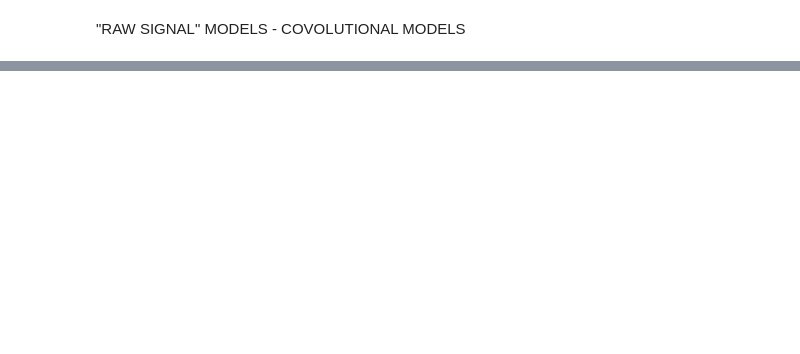
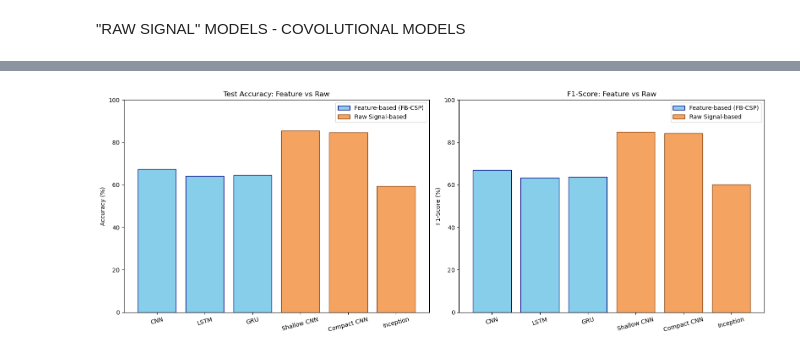
Before and after one commit to eZWALT/ML4HD-Machine-Learning-for-Human-Data, a Jupyter notebook: PROJECT/src/clean.ipynb, the cells around one changed output, grey strips where cells are left out. Saved outputs shown, nothing was run; the diff lists cells and outputs as text; code cells hidden in the pictures; blank space fills up the shorter version.

```diff
--- a/PROJECT/src/clean.ipynb
+++ b/PROJECT/src/clean.ipynb
@@ -302,13 +315,12 @@ No baseline correction applied
 from sklearn.model_selection import train_test_split
 from sklearn.utils.class_weight import compute_class_weight
 
-X = EPOCHS.get_data()  # (n_epochs, n_channels, n_times)
-y= EPOCHS.events[:, 2]
 unique_labels = np.unique(y)
 N = len(unique_labels)
 
 X_train, X_temp, y_train, y_temp = train_test_split(X, y, test_size=0.3, random_state=SEED, stratify=y)
 X_val, X_test, y_val, y_test = train_test_split(X_temp, y_temp, test_size=0.5, random_state=SEED, stratify=y_temp)
+X_train, y_train = augment_eeg_data(X_train, y_train, multiplier=3)
 
 class_weights_array = compute_class_weight(
     class_weight="balanced",
@@ -1020,0 +1045,81 @@ WARNING:absl:You are saving your model as an HDF5 file via `model.save()` or `ke
+# %%
+import matplotlib.pyplot as plt
+import numpy as np
+
+experiments = ['CNN', 'LSTM', 'GRU', 'Shallow CNN', 'Compact CNN', 'Inception']
+y_cnn = cnn.predict(X_test_features_cnn)
+y_lstm = lstm.predict(X_test_features_rnn)
+y_gru = gru.predict(X_test_features_rnn)
+y_shallow = shallow.predict(X_test)
+y_compact_cnn = eegnet.predict(X_test)
+y_inception = inception.predict(X_test)
+
+y_pred_cnn = np.argmax(y_cnn, axis=1)
+y_pred_lstm = np.argmax(y_lstm, axis=1)
+y_pred_gru = np.argmax(y_gru, axis=1)
+y_pred_shallow = np.argmax(y_shallow, axis=1)
+y_pred_compact_cnn = np.argmax(y_compact_cnn, axis=1)
+y_pred_inception = np.argmax(y_inception, axis=1)
+
+y_true_labels = np.argmax(y_test, axis=1)
+
+
+
+# --- Calculate Metrics ---
+# Group 1: Feature-based (CSP)
+feat_metrics_acc = [
+    accuracy_score(y_true_labels, y_pred_cnn) * 100,
+    accuracy_score(y_true_labels, y_pred_lstm) * 100,
+    accuracy_score(y_true_labels, y_pred_gru) * 100,
+    0, 0, 0 # Placeholders for the raw slots
+]
+
+# Group 2: Raw-based
+raw_metrics_acc = [
+    0, 0, 0, # Placeholders for the feature slots
+    accuracy_score(y_true_labels, y_pred_shallow) * 100,
+    accuracy_score(y_true_labels, y_pred_compact_cnn) * 100,
+    accuracy_score(y_true_labels, y_pred_inception) * 100,
+]
+
+# (Repeat same logic for F1)
+feat_metrics_f1 = [
+    f1_score(y_true_labels, y_pred_cnn, average='weighted') * 100,
+    f1_score(y_true_labels, y_pred_lstm, average='weighted') * 100,
+    f1_score(y_true_labels, y_pred_gru, average='weighted') * 100,
+    0, 0, 0
+]
+raw_metrics_f1 = [
+    0, 0, 0,
+    f1_score(y_true_labels, y_pred_shallow, average='weighted') * 100,
+    f1_score(y_true_labels, y_pred_compact_cnn, average='weighted') * 100,
+    f1_score(y_true_labels, y_pred_inception, average='weighted') * 100,
+]
+
+# --- Plotting ---
+x = np.arange(len(experiments))
+fig, (ax1, ax2) = plt.subplots(1, 2, figsize=(16, 6))
+
+# Accuracy Plot
+ax1.bar(x, feat_metrics_acc, label='Feature-based (FB-CSP)', color='skyblue', edgecolor='navy')
+ax1.bar(x, raw_metrics_acc, label='Raw Signal-based', color='sandybrown', edgecolor='saddlebrown')
+ax1.set_ylabel('Accuracy (%)')
+ax1.set_title('Test Accuracy: Feature vs Raw')
+ax1.set_xticks(x)
+ax1.set_xticklabels(experiments, rotation=15)
+ax1.set_ylim(0, 100)
+ax1.legend()
+
+# F1 Plot
+ax2.bar(x, feat_metrics_f1, color='skyblue',label='Feature-based (FB-CSP)', edgecolor='navy')
+ax2.bar(x, raw_metrics_f1, color='sandybrown',label='Raw Signal-based', edgecolor='saddlebrown')
+ax2.set_ylabel('F1-Score (%)')
+ax2.set_title('F1-Score: Feature vs Raw')
+ax2.set_xticks(x)
+ax2.set_xticklabels(experiments, rotation=15)
+ax2.set_ylim(0, 100)
+ax2.legend()
+
+plt.tight_layout()
+plt.show()
+# %% [output]
@@ -1020,0 +1132 @@ WARNING:absl:You are saving your model as an HDF5 file via `model.save()` or `ke
+[figure, added]
```
Also changed, not shown: parts of 22 cells of this notebook, 6 other files.
